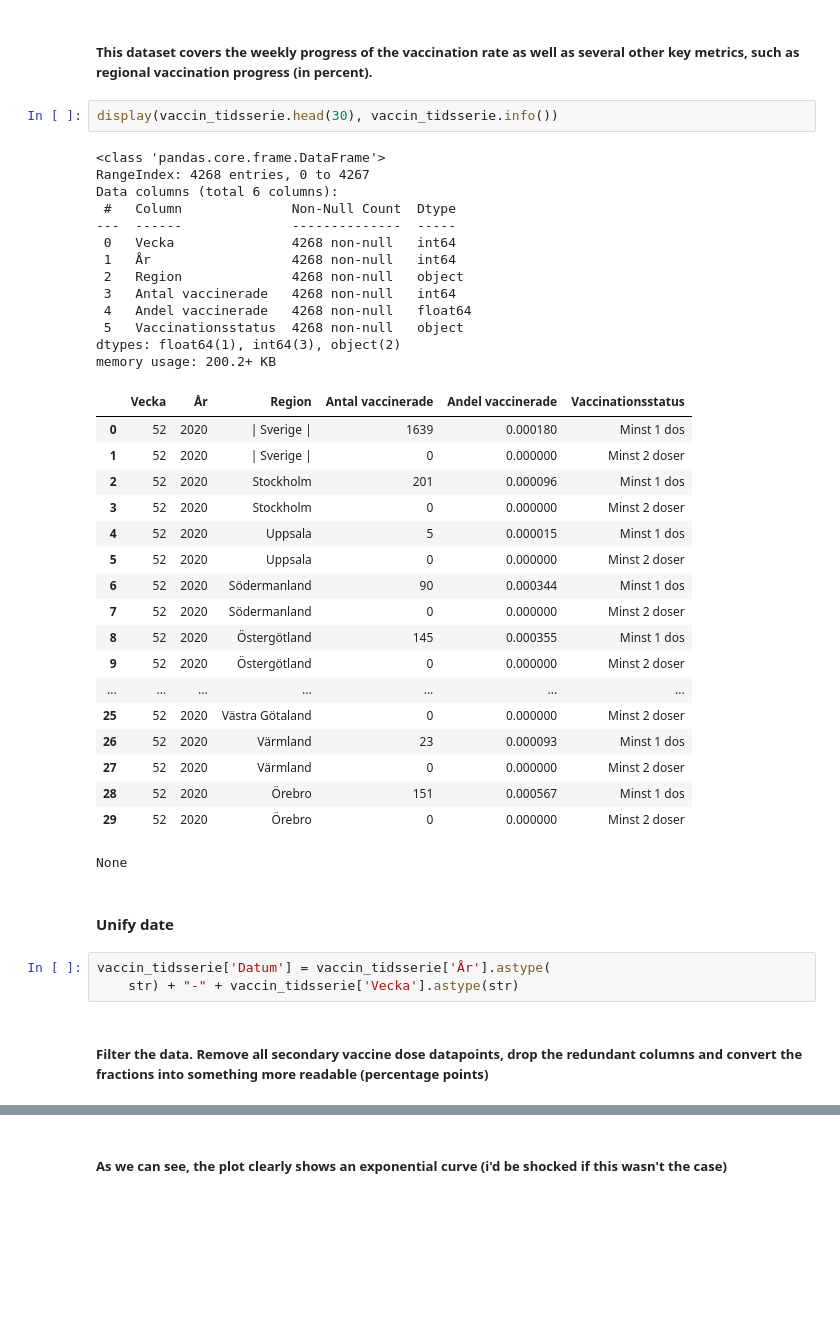
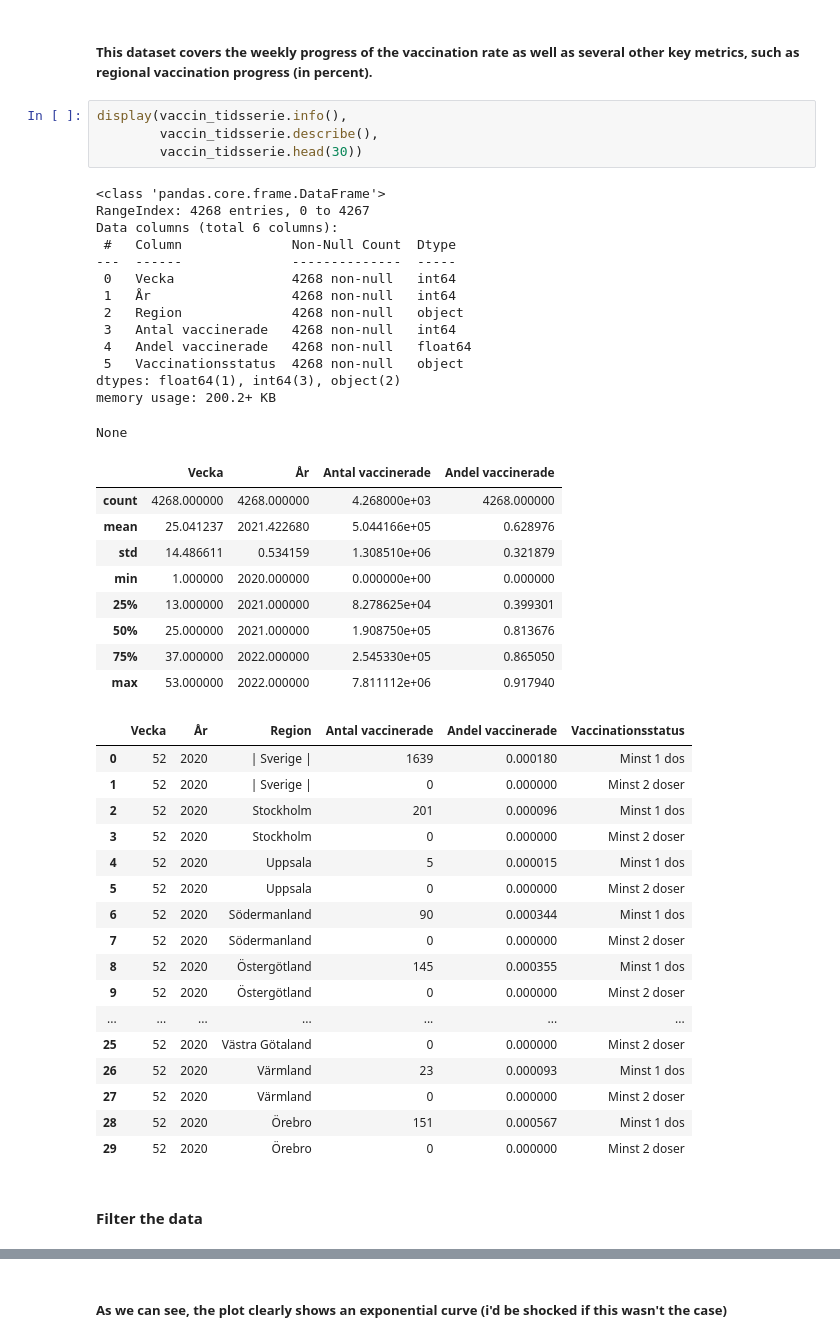
Before and after one commit to Kevy69/Databehandling-Kevin, a Jupyter notebook: Labs/Lab 1/Lab1.ipynb, the cells around one changed output, grey strips where cells are left out. Drawn from its saved outputs; the diff is of its cells as text; blank space fills up the shorter version.

```diff
--- a/Labs/Lab 1/Testing.ipynb
+++ b/Labs/Lab 1/Lab1.ipynb
@@ -419,44 +402,50 @@ vaccin_tidsserie = pd.read_excel('vaccin.xlsx', sheet_name='Vaccinerade tidsseri
 # %% [markdown]
 ##### This dataset covers the weekly progress of the vaccination rate as well as several other key metrics, such as regional vaccination progress (in percent).
 # %%
-display(vaccin_tidsserie.head(30), vaccin_tidsserie.info())
+display(vaccin_tidsserie.info(),
+        vaccin_tidsserie.describe(),
+        vaccin_tidsserie.head(30))
 # %% [output]
 <class 'pandas.core.frame.DataFrame'>
 RangeIndex: 4268 entries, 0 to 4267
 Data columns (total 6 columns):
  #   Column              Non-Null Count  Dtype
 ---  ------              --------------  -----
  0   Vecka               4268 non-null   int64
  1   År                  4268 non-null   int64
  2   Region              4268 non-null   object
  3   Antal vaccinerade   4268 non-null   int64
  4   Andel vaccinerade   4268 non-null   float64
  5   Vaccinationsstatus  4268 non-null   object
 dtypes: float64(1), int64(3), object(2)
 memory usage: 200.2+ KB
+None
-|  | Vecka | År | Region | Antal vaccinerade | Andel vaccinerade | Vaccinationsstatus |
-| 0 | 52 | 2020 | | Sverige | | 1639 | 0.000180 | Minst 1 dos |
-| 1 | 52 | 2020 | | Sverige | | 0 | 0.000000 | Minst 2 doser |
-| 2 | 52 | 2020 | Stockholm | 201 | 0.000096 | Minst 1 dos |
-| 3 | 52 | 2020 | Stockholm | 0 | 0.000000 | Minst 2 doser |
-| 4 | 52 | 2020 | Uppsala | 5 | 0.000015 | Minst 1 dos |
-| 5 | 52 | 2020 | Uppsala | 0 | 0.000000 | Minst 2 doser |
-| 6 | 52 | 2020 | Södermanland | 90 | 0.000344 | Minst 1 dos |
-| 7 | 52 | 2020 | Södermanland | 0 | 0.000000 | Minst 2 doser |
-| 8 | 52 | 2020 | Östergötland | 145 | 0.000355 | Minst 1 dos |
-| 9 | 52 | 2020 | Östergötland | 0 | 0.000000 | Minst 2 doser |
-| ... | ... | ... | ... | ... | ... | ... |
-| 25 | 52 | 2020 | Västra Götaland | 0 | 0.000000 | Minst 2 doser |
-| 26 | 52 | 2020 | Värmland | 23 | 0.000093 | Minst 1 dos |
-| 27 | 52 | 2020 | Värmland | 0 | 0.000000 | Minst 2 doser |
-| 28 | 52 | 2020 | Örebro | 151 | 0.000567 | Minst 1 dos |
-| 29 | 52 | 2020 | Örebro | 0 | 0.000000 | Minst 2 doser |
+|  | Vecka | År | Antal vaccinerade | Andel vaccinerade |
+| count | 4268.000000 | 4268.000000 | 4.268000e+03 | 4268.000000 |
+| mean | 25.041237 | 2021.422680 | 5.044166e+05 | 0.628976 |
+| std | 14.486611 | 0.534159 | 1.308510e+06 | 0.321879 |
+| min | 1.000000 | 2020.000000 | 0.000000e+00 | 0.000000 |
+| 25% | 13.000000 | 2021.000000 | 8.278625e+04 | 0.399301 |
+| 50% | 25.000000 | 2021.000000 | 1.908750e+05 | 0.813676 |
+| 75% | 37.000000 | 2022.000000 | 2.545330e+05 | 0.865050 |
+| max | 53.000000 | 2022.000000 | 7.811112e+06 | 0.917940 |
-None
+|  | Vecka | År | Region | Antal vaccinerade | Andel vaccinerade | Vaccinationsstatus |
+| 0 | 52 | 2020 | | Sverige | | 1639 | 0.000180 | Minst 1 dos |
+| 1 | 52 | 2020 | | Sverige | | 0 | 0.000000 | Minst 2 doser |
+| 2 | 52 | 2020 | Stockholm | 201 | 0.000096 | Minst 1 dos |
+| 3 | 52 | 2020 | Stockholm | 0 | 0.000000 | Minst 2 doser |
+| 4 | 52 | 2020 | Uppsala | 5 | 0.000015 | Minst 1 dos |
+| 5 | 52 | 2020 | Uppsala | 0 | 0.000000 | Minst 2 doser |
+| 6 | 52 | 2020 | Södermanland | 90 | 0.000344 | Minst 1 dos |
+| 7 | 52 | 2020 | Södermanland | 0 | 0.000000 | Minst 2 doser |
+| 8 | 52 | 2020 | Östergötland | 145 | 0.000355 | Minst 1 dos |
+| 9 | 52 | 2020 | Östergötland | 0 | 0.000000 | Minst 2 doser |
+| ... | ... | ... | ... | ... | ... | ... |
+| 25 | 52 | 2020 | Västra Götaland | 0 | 0.000000 | Minst 2 doser |
+| 26 | 52 | 2020 | Värmland | 23 | 0.000093 | Minst 1 dos |
+| 27 | 52 | 2020 | Värmland | 0 | 0.000000 | Minst 2 doser |
+| 28 | 52 | 2020 | Örebro | 151 | 0.000567 | Minst 1 dos |
+| 29 | 52 | 2020 | Örebro | 0 | 0.000000 | Minst 2 doser |
-# %% [markdown]
-#### Unify date
-# %%
-vaccin_tidsserie['Datum'] = vaccin_tidsserie['År'].astype(
-    str) + "-" + vaccin_tidsserie['Vecka'].astype(str)
-# %% [markdown]
-##### Filter the data. Remove all secondary vaccine dose datapoints, drop the redundant columns and convert the fractions into something more readable (percentage points)
+# %% [markdown]
+#### Filter the data
 # %%
```
Also changed, not shown: parts of 31 cells of this notebook, 11 other files.
